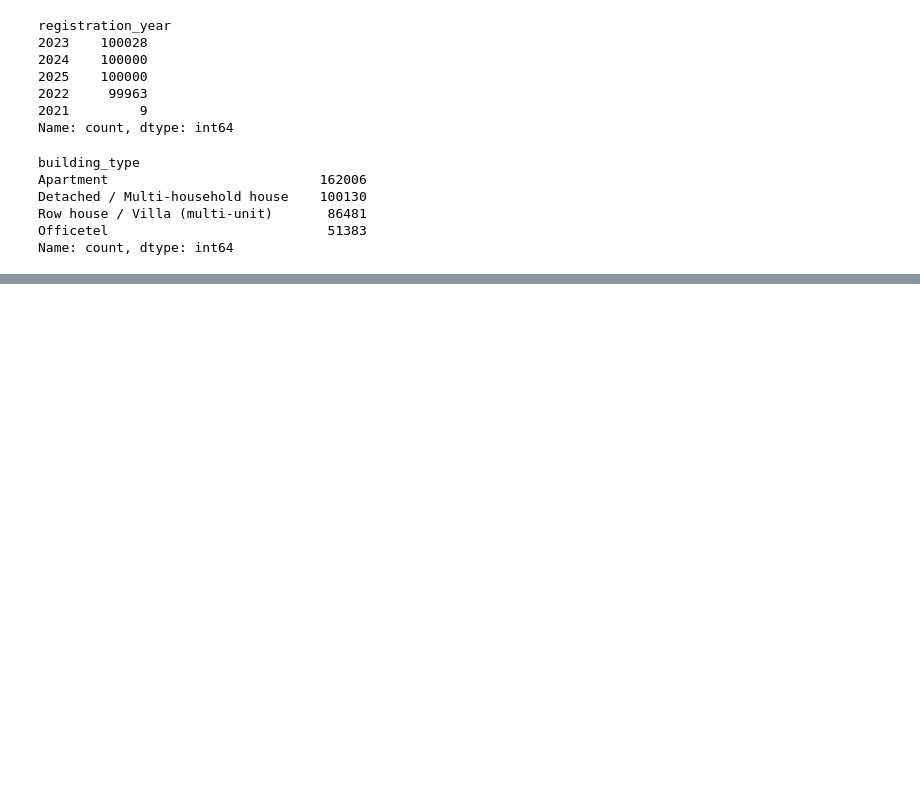
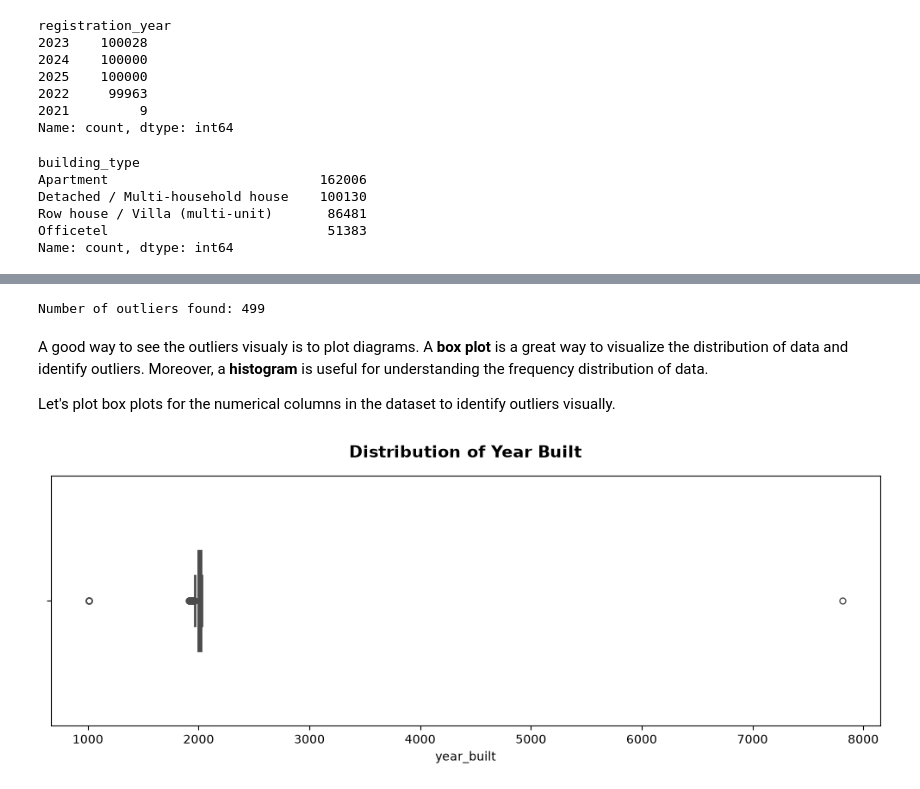
Before and after one commit to moliiner/rent_analysis_seoul, a Jupyter notebook: Notebook.ipynb, the cells around one changed output, grey strips where cells are left out. Drawn from its saved outputs; the diff is of its cells as text; code cells hidden in the pictures; blank space fills up the shorter version.

```diff
--- a/Notebook.ipynb
+++ b/Notebook.ipynb
@@ -171,0 +369,39 @@ Name: count, dtype: int64
+# %%
+column = 'year_built'
+
+Q1 = df_copy[column].quantile(0.25)
+Q3 = df_copy[column].quantile(0.75)
+
+IQR = Q3 - Q1
+
+lower_limit = Q1 - 1.5 * IQR
+upper_limit = Q3 + 1.5 * IQR
+
+outliers = df_copy[(df_copy[column] < lower_limit) | (df_copy[column] > upper_limit)]
+
+print(f"Number of outliers found: {len(outliers)}")
+# %% [output]
+Number of outliers found: 499
+# %% [markdown]
+A good way to see the outliers visualy is to plot diagrams. A **box plot** is a great way to visualize the distribution of data and identify outliers. Moreover, a **histogram** is useful for understanding the frequency distribution of data.
+
+Let's plot box plots for the numerical columns in the dataset to identify outliers visually.
+# %%
+# Box plot
+plt.figure(figsize=(10, 4))
+
+sns.boxplot(
+    x=df[column],
+    color="#4C72B0",
+    width=0.4,
+    fliersize=5,
+    linewidth=2
+)
+
+plt.title('Distribution of Year Built', fontsize=14, pad=15, fontweight='bold')
+plt.xlabel(column)
+
+plt.tight_layout()
+plt.show()
+# %% [output]
+[figure, added]
```
Also changed, not shown: parts of 35 cells of this notebook.
